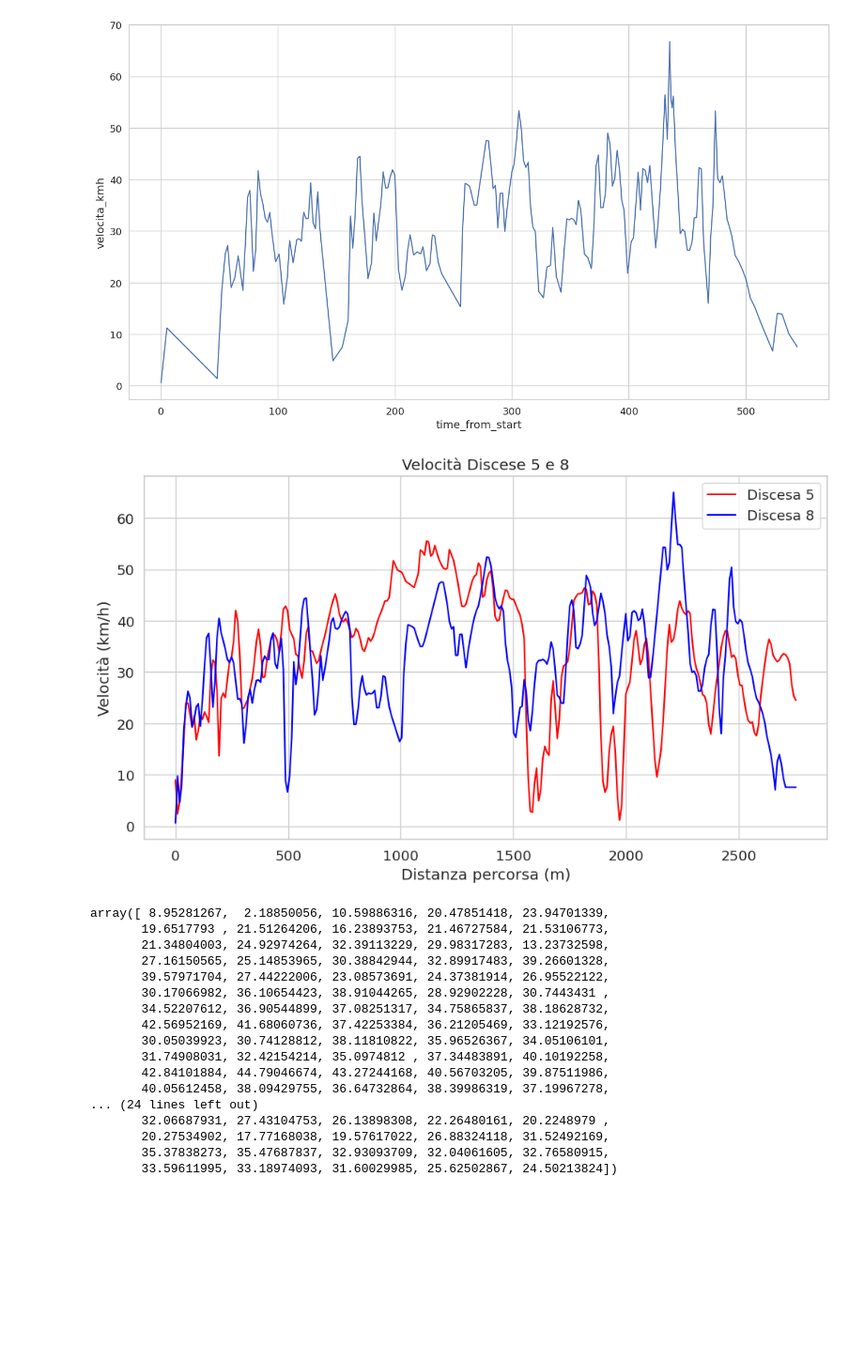
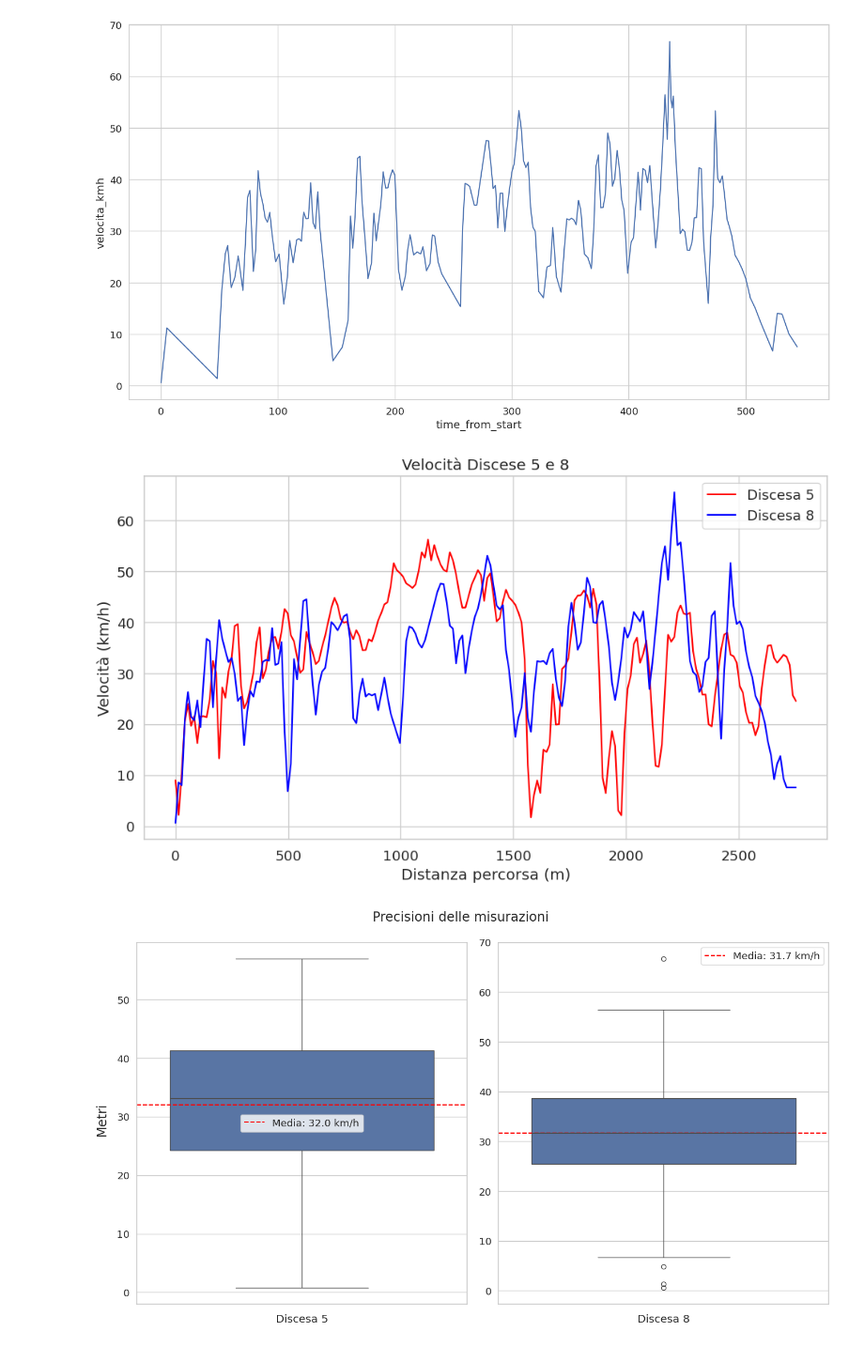
Before and after one commit to thomasmassarutto/DataSlopes, a Jupyter notebook: DataSlopes.ipynb, the cells around one changed output. Shown at 94% size. Saved outputs shown, nothing was run; the diff lists cells and outputs as text; code cells hidden in the pictures; blank space fills up the shorter version.

```diff
--- a/DataSlopes.ipynb
+++ b/DataSlopes.ipynb
@@ -664,6 +630,8 @@ df_discese['velocita_mediana']= velocita_mediane_discese
 df_discese['velocita_max']= velocita_max_discese
 df_discese['distanza_discesa']= distanza_discesa
 
+df_discese['calc_avg']= (df_discese['distanza_discesa'] /(df_discese['unixtime_end'] - df_discese['unixtime_start'])) *3.6
+
 
 crociera= df_discese['velocita_mediana'].median()
 
@@ -671,3 +639,4 @@ crociera= df_discese['velocita_mediana'].median()
 
 velocita_max= gdf1['velocita'].max()* 3.6
 #print(velocita_max)
+df_discese
@@ -997,7 +980,7 @@ plt.show()
 # %%
 ## interpolazioni di punti
 
-n_punti = 300
+n_punti = 200
 distanze_comuni = np.linspace(0, max(gdf1_discesa_5['distanza_percorsa'].max(), gdf1_discesa_8['distanza_percorsa'].max()), n_punti)
 
 
@@ -1053,24 +1036,38 @@ ax.legend()
 plt.tight_layout()
 plt.show()
 # %% [output]
-[figure, old version]
+[figure, new version]
-# %%
-vel_5_interp
-# %% [output]
-array([ 8.95281267,  2.18850056, 10.59886316, 20.47851418, 23.94701339,
-       19.6517793 , 21.51264206, 16.23893753, 21.46727584, 21.53106773,
-       21.34804003, 24.92974264, 32.39113229, 29.98317283, 13.23732598,
-       27.16150565, 25.14853965, 30.38842944, 32.89917483, 39.26601328,
-       39.57971704, 27.44222006, 23.08573691, 24.37381914, 26.95522122,
-       30.17066982, 36.10654423, 38.91044265, 28.92902228, 30.7443431 ,
-       34.52207612, 36.90544899, 37.08251317, 34.75865837, 38.18628732,
-       42.56952169, 41.68060736, 37.42253384, 36.21205469, 33.12192576,
-       30.05039923, 30.74128812, 38.11810822, 35.96526367, 34.05106101,
-       31.74908031, 32.42154214, 35.0974812 , 37.34483891, 40.10192258,
-       42.84101884, 44.79046674, 43.27244168, 40.56703205, 39.87511986,
-       40.05612458, 38.09429755, 36.64732864, 38.39986319, 37.19967278,
-... (24 lines left out)
-       32.06687931, 27.43104753, 26.13898308, 22.26480161, 20.2248979 ,
-       20.27534902, 17.77168038, 19.57617022, 26.88324118, 31.52492169,
-       35.37838273, 35.47687837, 32.93093709, 32.04061605, 32.76580915,
-       33.59611995, 33.18974093, 31.60029985, 25.62502867, 24.50213824])
+# %%
+
+f, ax = plt.subplots(1, 2, figsize=safe_image_size)
+
+f.suptitle("Precisioni delle misurazioni")
+
+f.supylabel("Metri")
+
+box1= sns.boxplot(
+        ax=ax[0],
+        data= gdf1_discesa_5[['velocita_kmh']]
+        )
+box1.set(xticklabels=[])
+ax[0].set_xlabel('Discesa 5')
+
+box2= sns.boxplot(
+        ax=ax[1],
+        data= gdf1_discesa_8[['velocita_kmh']]
+        )
+box2.set(xticklabels=[])
+ax[1].set_xlabel('Discesa 8')
+
+media_5 = gdf1_discesa_5['velocita_kmh'].mean()
+media_8 = gdf1_discesa_8['velocita_kmh'].mean()
+
+box1.axhline(media_5, color='red', linestyle='--', label=f"Media: {media_5:.1f} km/h")
+box2.axhline(media_8, color='red', linestyle='--', label=f"Media: {media_8:.1f} km/h")
+
+box1.legend()
+box2.legend()
+
+plt.tight_layout()
+# %% [output]
+[figure, added]
```
Also changed, not shown: parts of 9 cells of this notebook, 4 other files.
